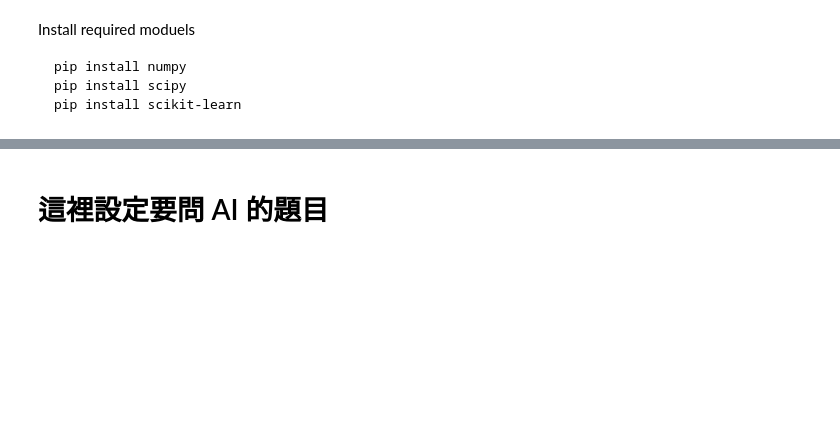
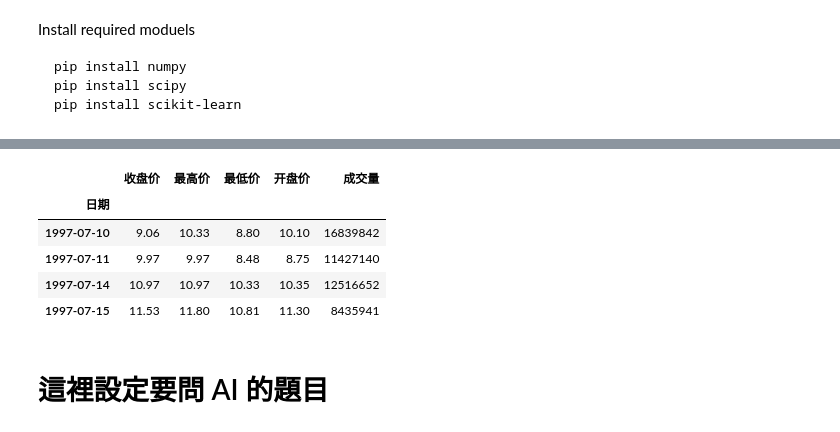
Before and after one commit to hcchengithub/twstock, a Jupyter notebook: cnstock.ipynb, the cells around one changed output, grey strips where cells are left out. Cells and saved outputs as stored; diff of their text form; code cells hidden in the pictures; blank space fills up the shorter version.

```diff
--- a/cnstock.ipynb
+++ b/cnstock.ipynb
@@ -69,3 +86,12 @@ for i in range(0,data.shape[0]-dayfeature):
+# %%
+data[[u'收盘价',u'最高价',u'最低价',u'开盘价',u'成交量']][:4]
+# %% [output]
+|  | 收盘价 | 最高价 | 最低价 | 开盘价 | 成交量 |
+| 日期 |  |  |  |  |  |
+| 1997-07-10 | 9.06 | 10.33 | 8.80 | 10.10 | 16839842 |
+| 1997-07-11 | 9.97 | 9.97 | 8.48 | 8.75 | 11427140 |
+| 1997-07-14 | 10.97 | 10.97 | 10.33 | 10.35 | 12516652 |
+| 1997-07-15 | 11.53 | 11.80 | 10.81 | 11.30 | 8435941 |
 # %% [markdown]
 # 這裡設定要問 AI 的題目
 # %%
```
Also changed, not shown: parts of 14 cells of this notebook, 3 other files.
